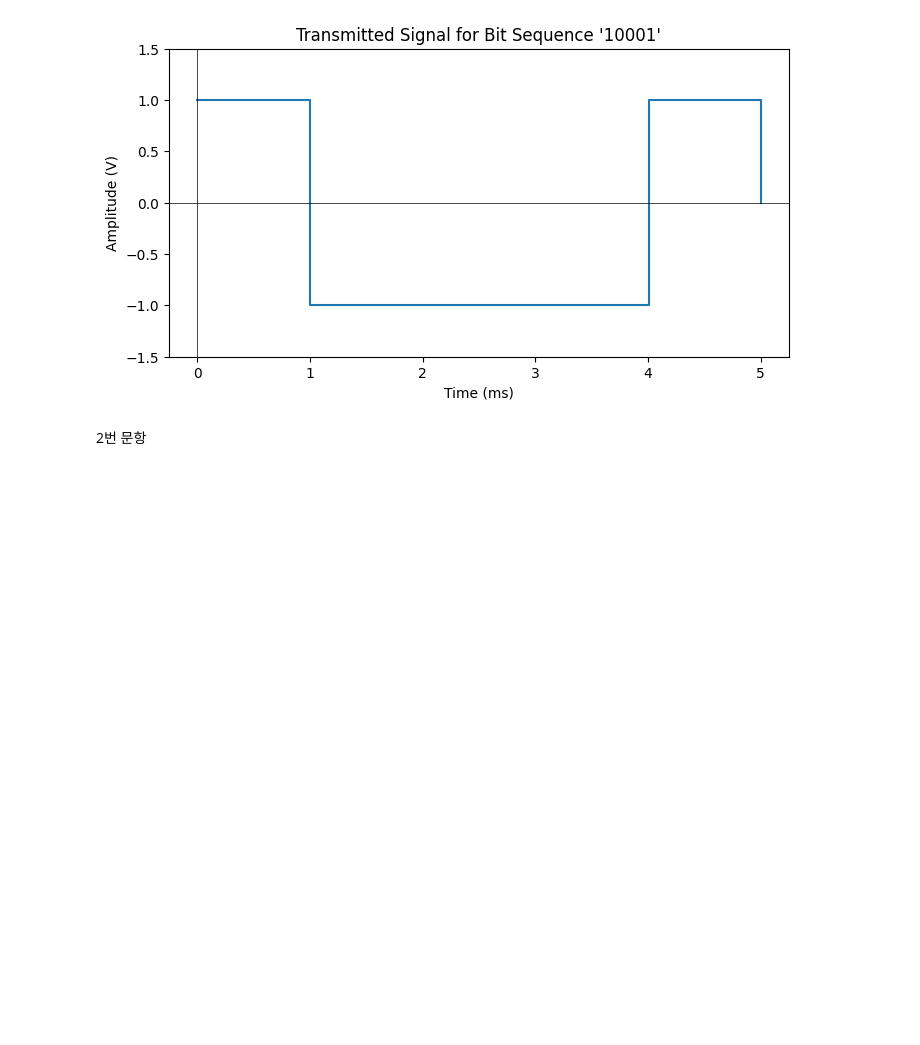
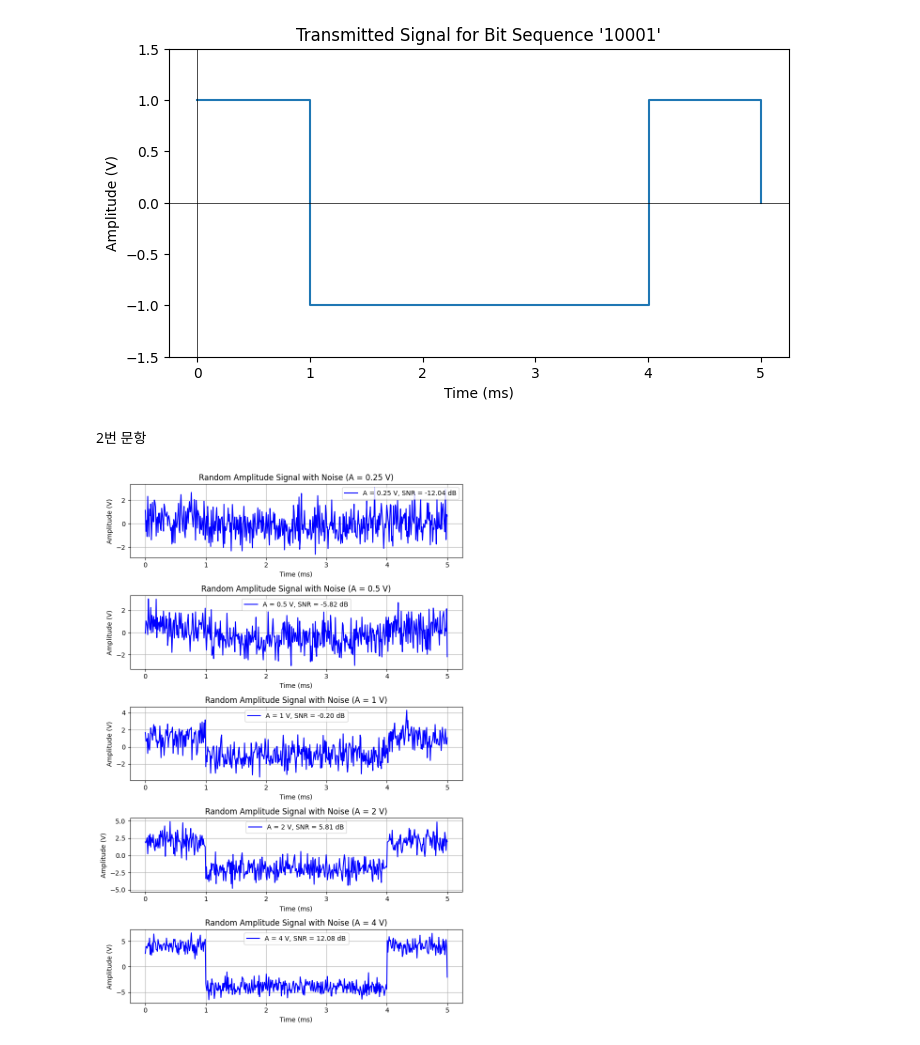
Before and after one commit to dhkdsns20/Communication, a Jupyter notebook: HW_1.ipynb, the cells around one changed output. Saved outputs shown, nothing was run; the diff lists cells and outputs as text; code cells hidden in the pictures; blank space fills up the shorter version.

```diff
--- a/HW_1.ipynb
+++ b/HW_1.ipynb
@@ -38,3 +38,48 @@ plt.show()
 [figure]
 # %% [markdown]
 2번 문항
+# %%
+import numpy as np
+import matplotlib.pyplot as plt
+
+# 파라미터 설정
+sigma = 1  # 표준편차 (정규분포 N(0, 1))
+A_values = [0.25, 0.5, 1, 2, 4]  # 진폭 값
+T = 1e-3  # 주기 (1ms)
+bits = [1, 0, 0, 0, 1]  # 비트열
+samples_per_bit = 100  # 각 비트 구간의 샘플 수
+t = np.linspace(0, 5 * T, 5 * samples_per_bit)  # 시간 설정
+
+# 그래프 설정
+fig, axes = plt.subplots(len(A_values), 1, figsize=(8, 12))
+
+for j, A in enumerate(A_values):
+    # 신호 생성
+    s = np.zeros_like(t)
+    for i, bit in enumerate(bits):
+        start = i * T
+        end = (i + 1) * T
+        s[(t >= start) & (t < end)] = A if bit == 1 else -A
+
+    # 잡음 추가 (정규분포 N(0, 1))
+    noise = np.random.normal(0, sigma, len(t))
+    noisy_signal = s + noise
+
+    # SNR 계산
+    power_signal = np.mean(s ** 2)
+    power_noise = np.mean(noise ** 2)
+    snr = power_signal / power_noise
+    snr_db = 10 * np.log10(snr)
+
+    # 그래프 그리기
+    axes[j].plot(t * 1e3, noisy_signal, label=f'A = {A} V, SNR = {snr_db:.2f} dB', color='blue')
+    axes[j].set_title(f'Random Amplitude Signal with Noise (A = {A} V)')
+    axes[j].set_xlabel('Time (ms)')
+    axes[j].set_ylabel('Amplitude (V)')
+    axes[j].grid(True)
+    axes[j].legend()
+
+plt.tight_layout()
+plt.show()
+# %% [output]
+[figure, added]
```
